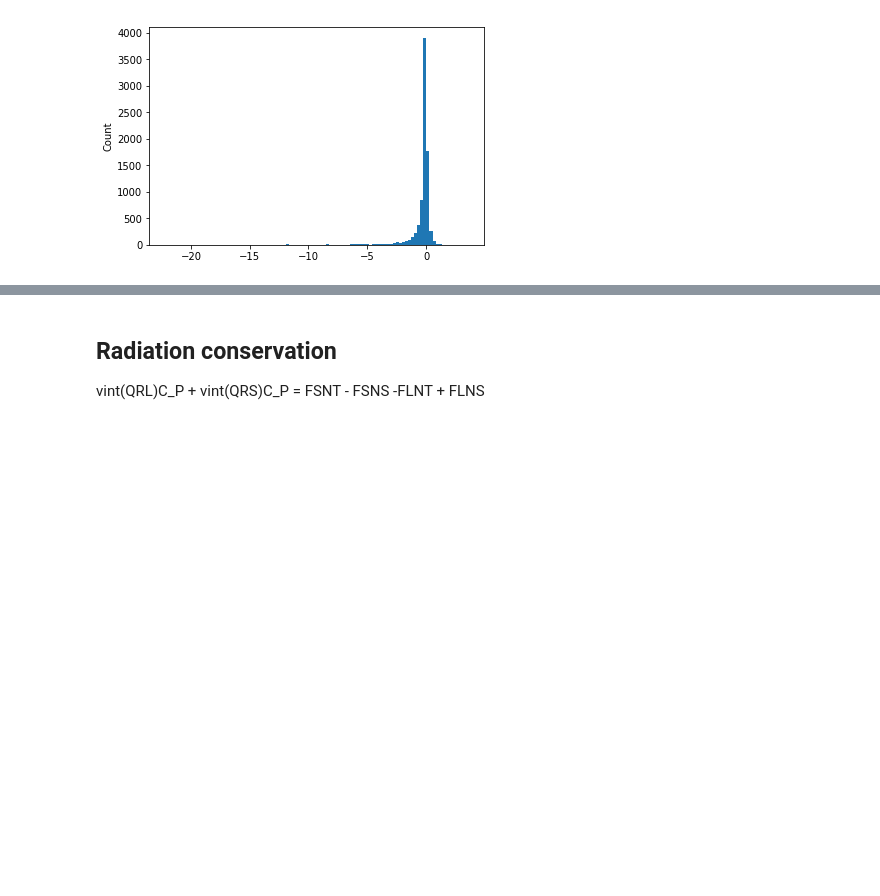
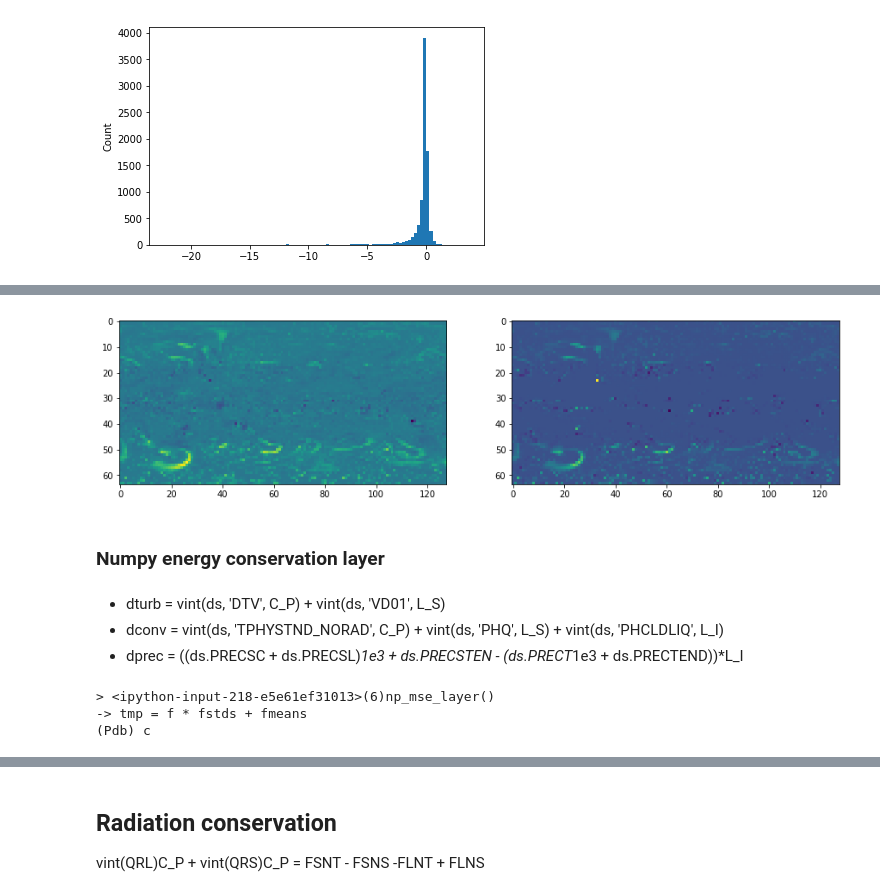
Before and after one commit to raspstephan/CBRAIN-CAM, a Jupyter notebook: notebooks/dev/energy_conservation-nn.ipynb, the cells around one changed output, grey strips where cells are left out. Cells and saved outputs as stored; diff of their text form; code cells hidden in the pictures; blank space fills up the shorter version.

Commit message:
Worked on MSE conservation

```diff
--- a/notebooks/dev/energy_conservation-nn.ipynb
+++ b/notebooks/dev/energy_conservation-nn.ipynb
@@ -277,0 +460,8 @@ dE2.plot.hist(bins=100);
+# %%
+fig, axes = plt.subplots(1, 2, figsize=(15, 5))
+axes[0].imshow(preds_re[0, : , :, -1])
+axes[1].imshow(val_re[0, : , :, -1]);
+# %% [output]
+[figure, added]
+# %% [markdown]
+### Numpy energy conservation layer
@@ -277,0 +470,4 @@ dE2.plot.hist(bins=100);
+# %% [markdown]
+- dturb = vint(ds, 'DTV', C_P) + vint(ds, 'VD01', L_S)
+- dconv = vint(ds, 'TPHYSTND_NORAD', C_P) + vint(ds, 'PHQ', L_S) + vint(ds, 'PHCLDLIQ', L_I)
+- dprec = ((ds.PRECSC + ds.PRECSL)*1e3 + ds.PRECSTEN - (ds.PRECT*1e3 + ds.PRECTEND))*L_I
@@ -277,0 +516,6 @@ dE2.plot.hist(bins=100);
+# %%
+tmp = np_mse_layer([x_val[-ngeo:], y_val[-ngeo:]])
+# %% [output]
+> <ipython-input-218-e5e61ef31013>(6)np_mse_layer()
+-> tmp = f * fstds + fmeans
+(Pdb) c
```
Also changed, not shown: parts of 36 cells of this notebook.
